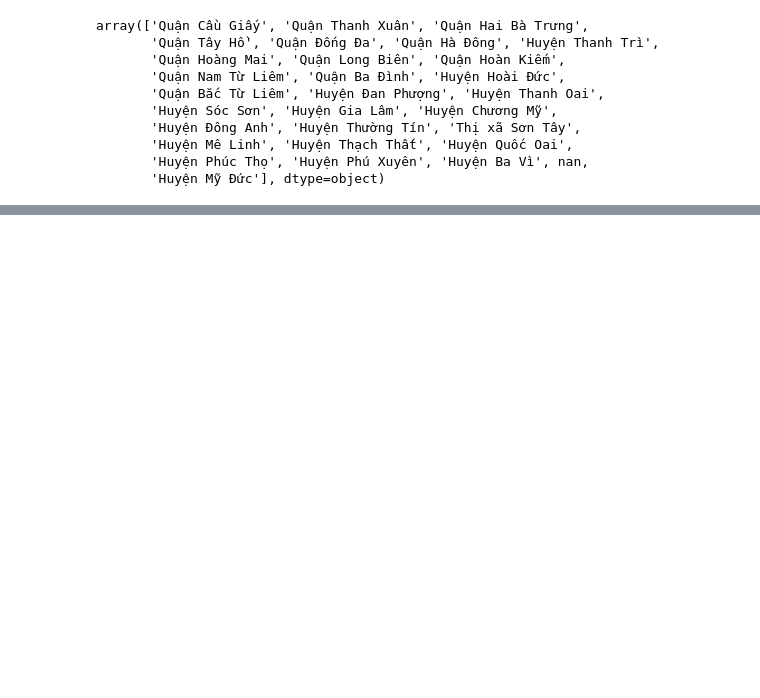
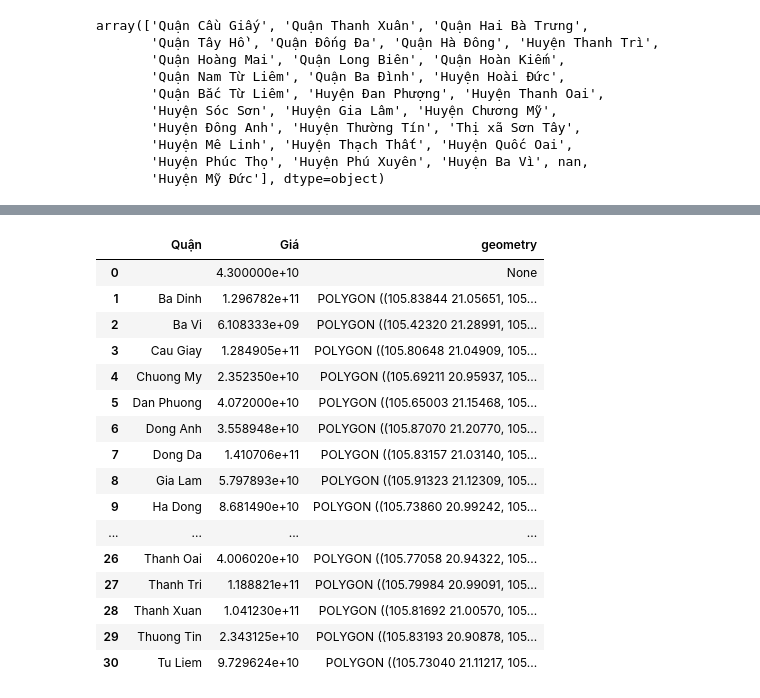
Before and after one commit to DataVisualizationGroup22/DataVisualization-FinalProject, a Jupyter notebook: lmao.ipynb, the cells around one changed output, grey strips where cells are left out. Cells and saved outputs as stored; diff of their text form; code cells hidden in the pictures; blank space fills up the shorter version.

```diff
--- a/lmao.ipynb
+++ b/lmao.ipynb
@@ -67,0 +40,3 @@ False
+# %%
+data = data[data['Quận'].isin(['Quận Cầu Giấy', 'Quận Thanh Xuân', 'Quận Hai Bà Trưng'])]
+data['Quận'].unique()
@@ -67,0 +46,5 @@ False
+# %%
+data['Quận'] = data['Quận'].fillna('').apply(lambda x: x.replace('Quận ', '').replace('Huyện ', '').replace('Thị xã ', ''))
+data['Quận'] = data['Quận'].replace(['Nam Từ Liêm', 'Bắc Từ Liêm'], 'Từ Liêm')
+data['Quận'] = data['Quận'].apply(unidecode)
+data.head()
@@ -67,0 +91,21 @@ False
+# %%
+lmao = lmao.merge(gdf, on='Quận', how='left')
+lmao
+# %% [output]
+|  | Quận | Giá | geometry |
+| 0 |  | 4.300000e+10 | None |
+| 1 | Ba Dinh | 1.296782e+11 | POLYGON ((105.83844 21.05651, 105... |
+| 2 | Ba Vi | 6.108333e+09 | POLYGON ((105.42320 21.28991, 105... |
+| 3 | Cau Giay | 1.284905e+11 | POLYGON ((105.80648 21.04909, 105... |
+| 4 | Chuong My | 2.352350e+10 | POLYGON ((105.69211 20.95937, 105... |
+| 5 | Dan Phuong | 4.072000e+10 | POLYGON ((105.65003 21.15468, 105... |
+| 6 | Dong Anh | 3.558948e+10 | POLYGON ((105.87070 21.20770, 105... |
+| 7 | Dong Da | 1.410706e+11 | POLYGON ((105.83157 21.03140, 105... |
+| 8 | Gia Lam | 5.797893e+10 | POLYGON ((105.91323 21.12309, 105... |
+| 9 | Ha Dong | 8.681490e+10 | POLYGON ((105.73860 20.99242, 105... |
+| ... | ... | ... | ... |
+| 26 | Thanh Oai | 4.006020e+10 | POLYGON ((105.77058 20.94322, 105... |
+| 27 | Thanh Tri | 1.188821e+11 | POLYGON ((105.79984 20.99091, 105... |
+| 28 | Thanh Xuan | 1.041230e+11 | POLYGON ((105.81692 21.00570, 105... |
+| 29 | Thuong Tin | 2.343125e+10 | POLYGON ((105.83193 20.90878, 105... |
+| 30 | Tu Liem | 9.729624e+10 | POLYGON ((105.73040 21.11217, 105... |
```
Also changed, not shown: parts of 12 cells of this notebook, 2 other files.
